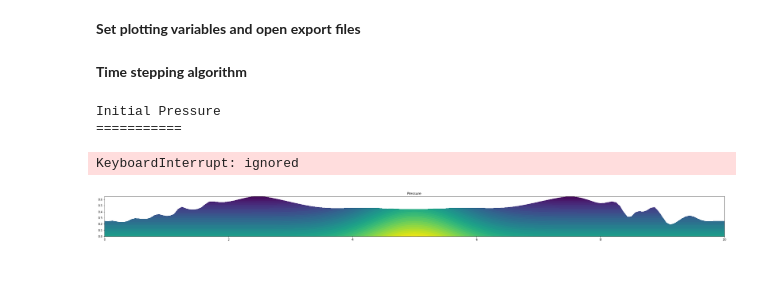
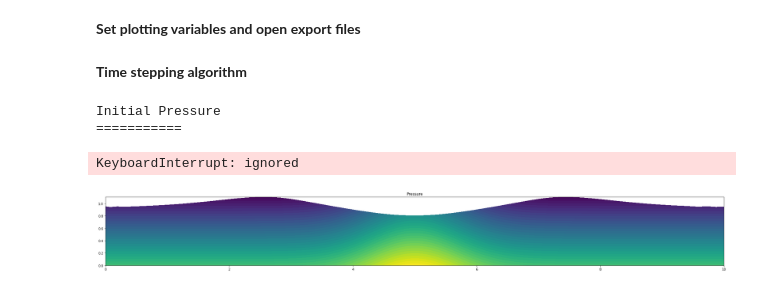
Before and after one commit to notanumber-sys/dd2365-project, a Jupyter notebook: project.ipynb, the cells around one changed output. Saved outputs shown, nothing was run; the diff lists cells and outputs as text; code cells hidden in the pictures.

```diff
--- a/project.ipynb
+++ b/project.ipynb
@@ -211,10 +232,12 @@ bcp = [bcp0]
 **Define flow parameters**
 # %%
 # Set viscosity
-nu = 1.0e-3
+#nu = 4.0e-1
+nu = 1.0e-6 # m²/s
+rho = 1e3   # kg/m³
 
 # set gravity
-g = 9.81
+g = 9.81    # m/s²
 f = Expression(("0", "-g"), g=g, degree=2);
 # %% [markdown]
 **Initial Conditions**
@@ -295,7 +318,7 @@ um1 = 0.5*(u1 + u0)
 Fu = inner((u - u0)/dt + grad(um)*(um1-w/dt), v)*dx \
     - p1*div(v)*dx \
     + nu*inner(grad(um), grad(v))*dx \
-    + d1*inner((u - u0)/dt + grad(um)*(um1-w/dt) + grad(p1), grad(v)*(um1-w/dt))*dx \
+    + d1*inner((u - u0)/dt + grad(um)*(um1-w/dt) + (1/rho)*grad(p1), grad(v)*(um1-w/dt))*dx \
     + d2*div(um)*div(v)*dx \
     - inner(f, v)*dx
 au = lhs(Fu)
@@ -447,37 +470,34 @@ while t < T + DOLFIN_EPS:
 
         plt.figure(figsize=(40, 4))
         plot(p1, title="Pressure")
 
         for w_temp in W:
           print(str(w_temp[1]) + " ", end="")
         print()
 
         plot_time += T/plot_freq
 
         plt.show()
 
     # reshape mesh
     w_new = ALE.move(mesh, boundary)
     w.set_md(w_new)
     # this supposedly helps to avoid crashing at solve
     mesh.bounding_box_tree().build(mesh)
 
     # show reshaped mesh
     print("New Mesh:")
     plt.figure(figsize=(40, 4))
     plot(mesh, title="Mesh")
 
     # Update time step
     u0.assign(u1)
     t += dt
-
-!tar -czvf results-NS.tar.gz results-NS
-files.download('results-NS.tar.gz')
 # %% [output]
 Initial Pressure
 ===========
 KeyboardInterrupt: ignored
-[figure, old version]
+[figure, new version]
 # %%
 
 !tar -czvf results-NS.tar.gz results-NS
```
Also changed, not shown: parts of 3 cells of this notebook.
